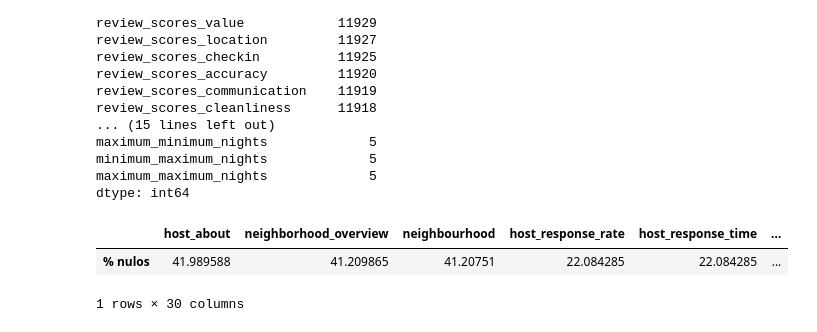
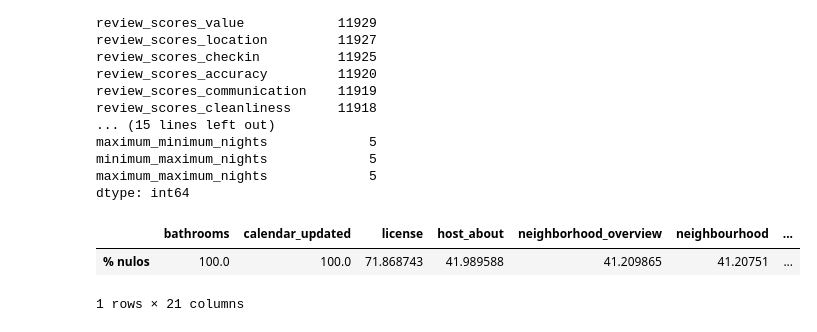
Before and after one commit to bravovielisa/LosAngeles_airbnb, a Jupyter notebook: Los_Angeles_airbnb.ipynb, the cells around one changed output. Saved outputs shown, nothing was run; the diff lists cells and outputs as text; code cells hidden in the pictures.

```diff
--- a/Los_Angeles_airbnb.ipynb
+++ b/Los_Angeles_airbnb.ipynb
@@ -218,12 +224,12 @@ minimum_maximum_nights             5
 maximum_maximum_nights             5
 dtype: int64
 # %%
-nulos_values = df.isnull().sum()[0:30]
+nulos_values = df.isnull().sum()
 nulos_values_percentage = nulos_values/len(df)*100 #Calculamos el % del los datos faltantes en cada columna
 nulos_values_totales= nulos_values_percentage.sort_values(ascending = False) #Ordenamos de mayor a menor
 nulos_values_totales = pd.DataFrame(nulos_values_totales,columns=["% nulos"])
-nulos_values_totales.T
+nulos_values_totales.sort_values(by="% nulos", ascending=False).head(21).T
 # %% [output]
-|  | host_about | neighborhood_overview | neighbourhood | host_response_rate | host_response_time | ... |
-| % nulos | 41.989588 | 41.209865 | 41.20751 | 22.084285 | 22.084285 | ... |
+|  | bathrooms | calendar_updated | license | host_about | neighborhood_overview | neighbourhood | ... |
+| % nulos | 100.0 | 100.0 | 71.868743 | 41.989588 | 41.209865 | 41.20751 | ... |
-1 rows × 30 columns
+1 rows × 21 columns
```
Also changed, not shown: parts of 12 cells of this notebook.
